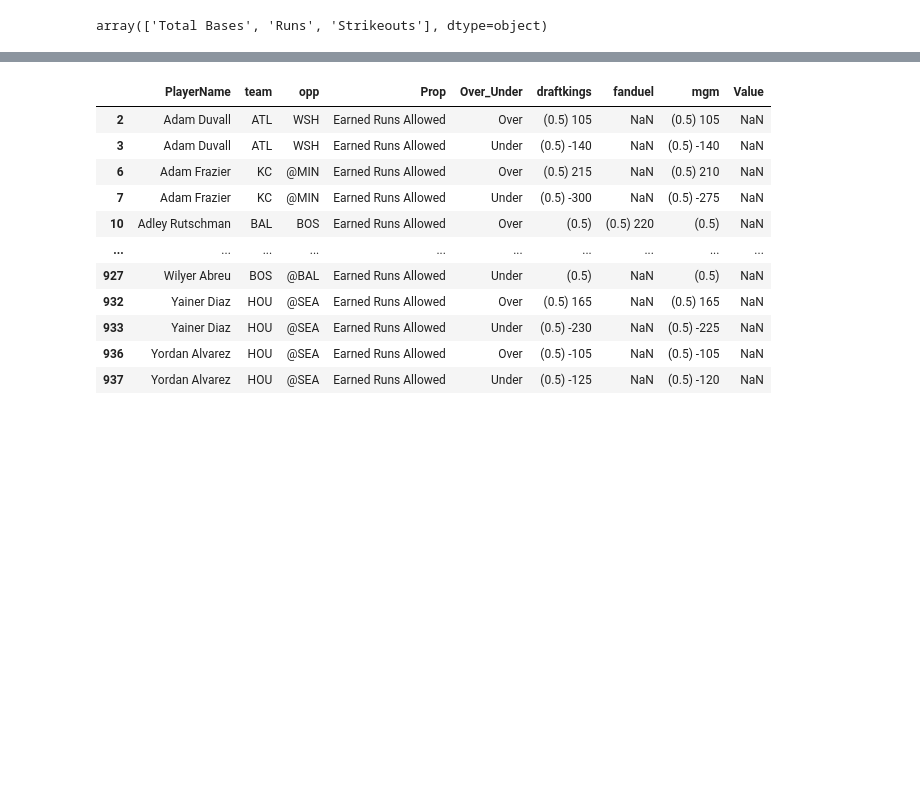
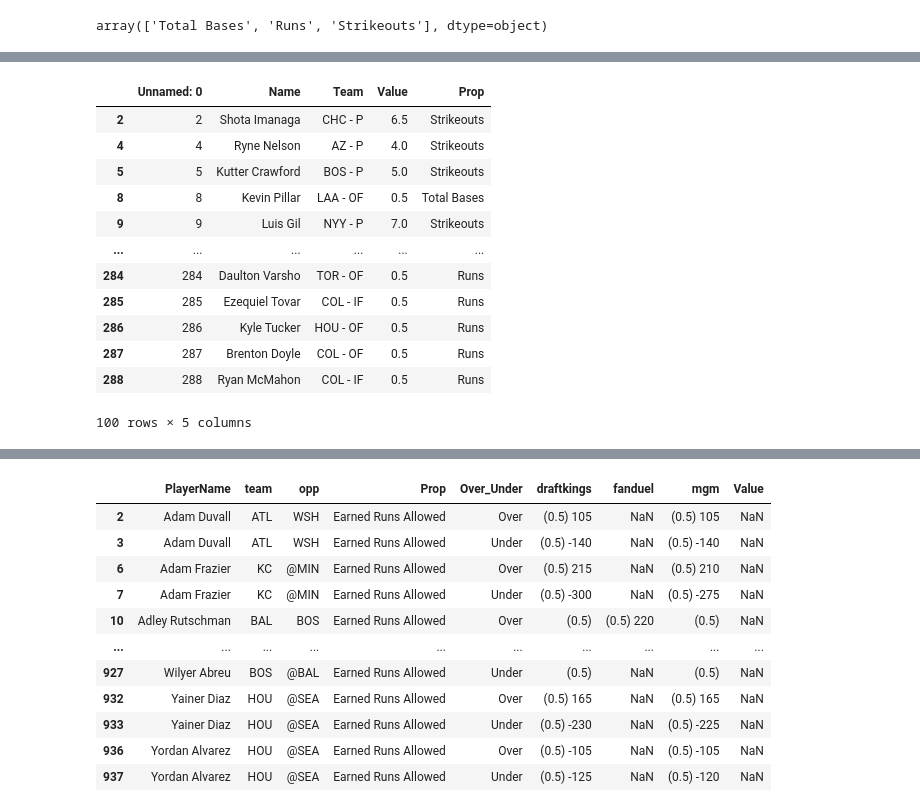
Before and after one commit to DhirenShivdasani/mlb, a Jupyter notebook: Extension.ipynb, the cells around one changed output, grey strips where cells are left out. Saved outputs shown, nothing was run; the diff lists cells and outputs as text; code cells hidden in the pictures; blank space fills up the shorter version.

```diff
--- a/Extension.ipynb
+++ b/Extension.ipynb
@@ -100,3 +99,19 @@ array(['Total Bases', 'Strikeouts', 'Earned Runs Allowed'], dtype=object)
+# %%
+prizepicks_data
+# %% [output]
+|  | Unnamed: 0 | Name | Team | Value | Prop |
+| 2 | 2 | Shota Imanaga | CHC - P | 6.5 | Strikeouts |
+| 4 | 4 | Ryne Nelson | AZ - P | 4.0 | Strikeouts |
+| 5 | 5 | Kutter Crawford | BOS - P | 5.0 | Strikeouts |
+| 8 | 8 | Kevin Pillar | LAA - OF | 0.5 | Total Bases |
+| 9 | 9 | Luis Gil | NYY - P | 7.0 | Strikeouts |
+| ... | ... | ... | ... | ... | ... |
+| 284 | 284 | Daulton Varsho | TOR - OF | 0.5 | Runs |
+| 285 | 285 | Ezequiel Tovar | COL - IF | 0.5 | Runs |
+| 286 | 286 | Kyle Tucker | HOU - OF | 0.5 | Runs |
+| 287 | 287 | Brenton Doyle | COL - OF | 0.5 | Runs |
+| 288 | 288 | Ryan McMahon | COL - IF | 0.5 | Runs |
+100 rows × 5 columns
 # %%
 # Merging the datasets on player names and props
 merged_data = pd.merge(betting_odds_data, prizepicks_data, left_on=['PlayerName', 'Prop'], right_on=['Name', 'Prop'], how='left')
```
Also changed, not shown: parts of 8 cells of this notebook.
